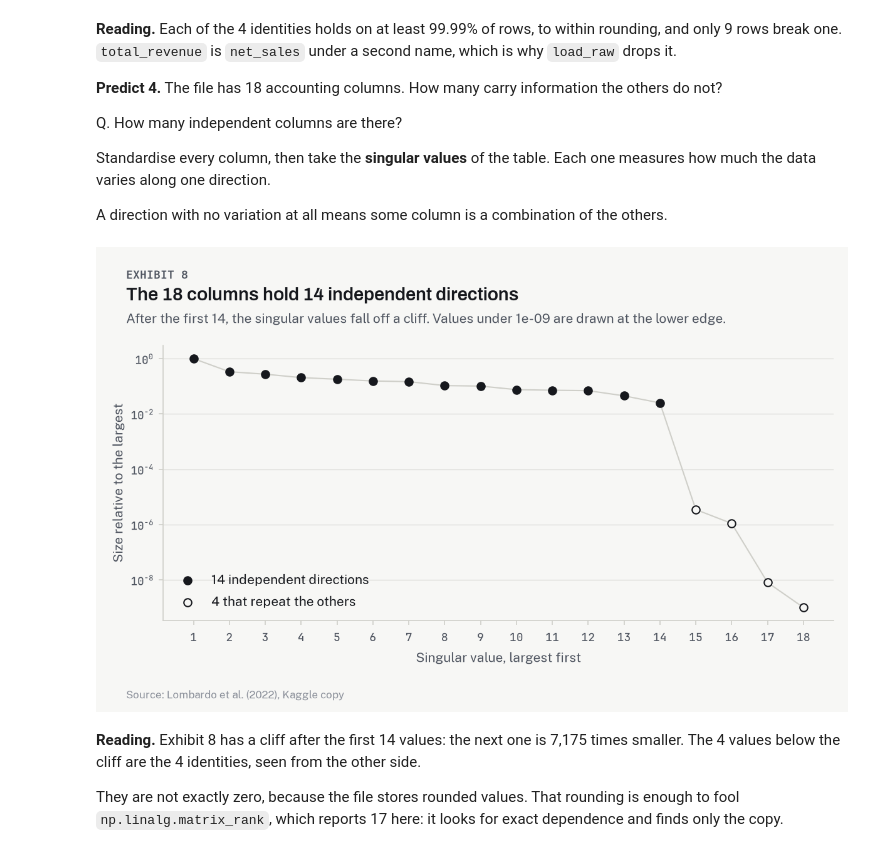
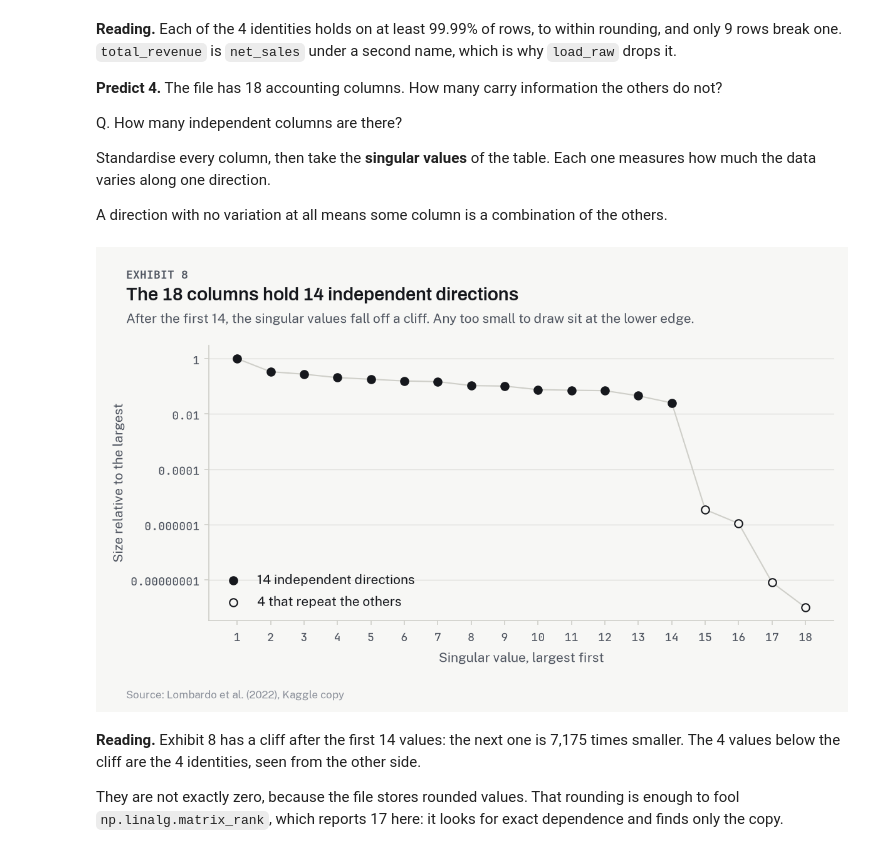
Before and after one commit to lenamonj/corp-default, a Jupyter notebook: notebooks/01_the_panel.ipynb, the cells around one changed output. Drawn from its saved outputs; the diff is of its cells as text; code cells hidden in the pictures.

```diff
--- a/notebooks/01_the_panel.ipynb
+++ b/notebooks/01_the_panel.ipynb
@@ -848,36 +848,36 @@ singular = np.linalg.svd(standardised.to_numpy(), compute_uv=False)
 relative = singular / singular[0]
 independent = int((relative > 1e-5).sum())
 FLOOR = 1e-9  # the chart's lower edge; smaller values are drawn on it
 
 store.put("independent", independent)
 store.put("dependent", len(items) - independent)
 store.put("default_rank", int(np.linalg.matrix_rank(standardised.to_numpy())))
 store.put("cliff", relative[independent - 1] / relative[independent])
 
 order = np.arange(1, len(items) + 1)
 kept = order <= independent
 fig, ax = plt.subplots(figsize=(viz.EXHIBIT_WIDTH_IN, 3.6))
 ax.plot(order, np.maximum(relative, FLOOR), color=viz.RULE, linewidth=1, zorder=1)
 ax.scatter(order[kept], relative[kept], s=36, color=viz.INK, zorder=3,
            label=f"{independent} independent directions")  # fmt: skip
 ax.scatter(order[~kept], np.maximum(relative[~kept], FLOOR), s=36, facecolor=viz.SHEET,
            edgecolor=viz.INK, zorder=3, label=f"{len(items) - independent} that repeat the others")  # fmt: skip
-ax.set_yscale("log")
+viz.log_axis(ax, "y")
 ax.set_ylim(FLOOR / 3, 3)
 ax.set_xticks(order)
 ax.grid(axis="x", visible=False)
 ax.set_xlabel("Singular value, largest first")
 ax.set_ylabel("Size relative to the largest")
 ax.legend(loc="lower left")
 viz.exhibit(
     fig,
     f"The {len(items)} columns hold {independent} independent directions",
     f"After the first {independent}, the singular values fall off a cliff. "
-    f"Values under {FLOOR:.0e} are drawn at the lower edge.",
+    "Any too small to draw sit at the lower edge.",
     SOURCE,
 )
 # %% [output]
-[figure, old version]
+[figure, new version]
 # %% [markdown]
 **Reading.** Exhibit 8 has a cliff after the first 14 values: the next one is 7,175 times smaller.
 The 4 values below the cliff are the 4 identities, seen from the other side.
```
Also changed, not shown: parts of 4 cells of this notebook, 5 other files.
